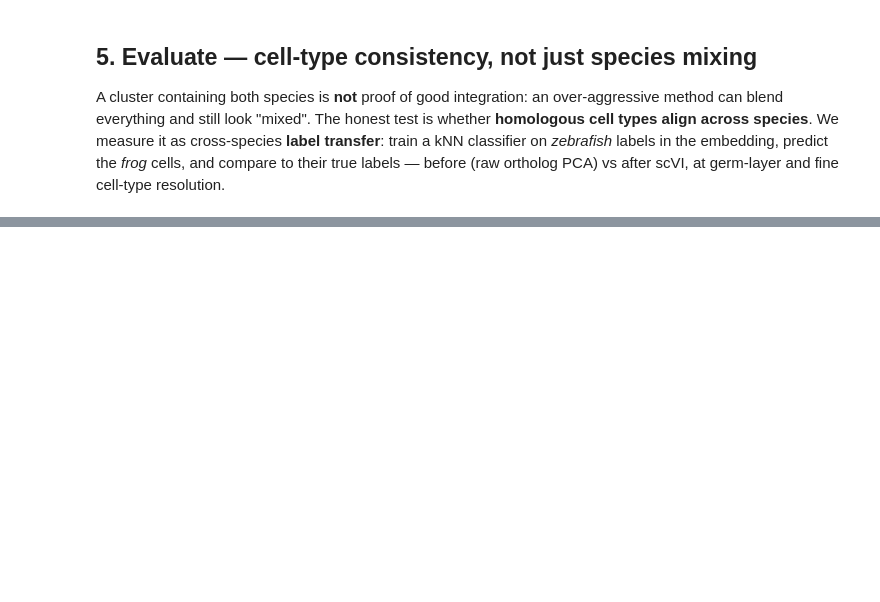
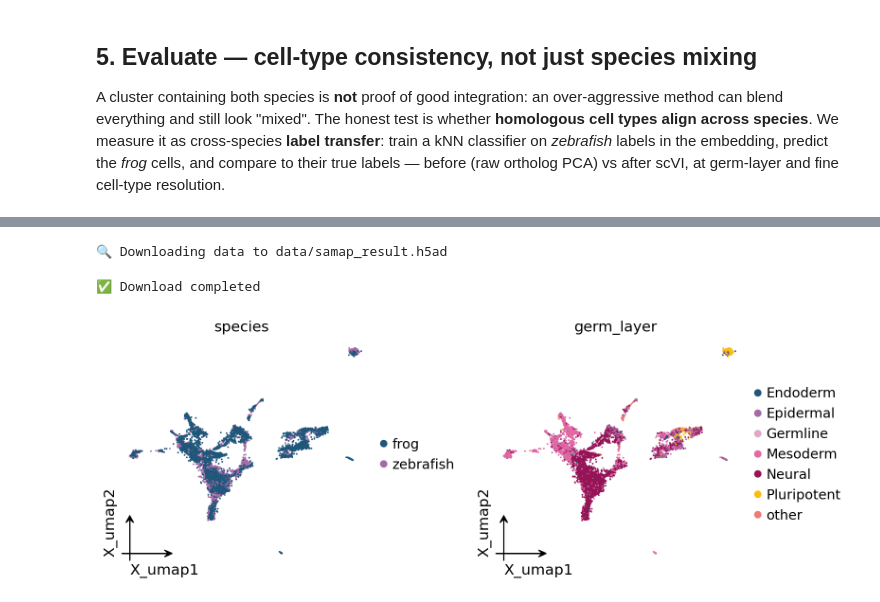
Before and after one commit to Starlitnightly/omicverse-tutorials, a Jupyter notebook: docs/Tutorials-single/t_cross_species.ipynb, the cells around one changed output, grey strips where cells are left out. Drawn from its saved outputs; the diff is of its cells as text; code cells hidden in the pictures; blank space fills up the shorter version.

```diff
--- a/docs/Tutorials-single/t_cross_species.ipynb
+++ b/docs/Tutorials-single/t_cross_species.ipynb
@@ -278,0 +215,9 @@ adata_samap = ov.single.cross_species_integrate(
+# %%
+samap = ov.read(ov.datasets.download_data(
+    'https://github.com/omicverse/omicverse-tutorials/releases/download/data-saturn-fz/samap_result.h5ad', file_path='samap_result.h5ad', dir='data'))
+ov.pl.embedding(samap, basis='X_umap', color=['species', 'germ_layer'],
+                frameon='small', wspace=0.5)
+# %% [output]
+🔍 Downloading data to data/samap_result.h5ad
+✅ Download completed
+[figure, added]
```
Also changed, not shown: parts of 18 cells of this notebook.
